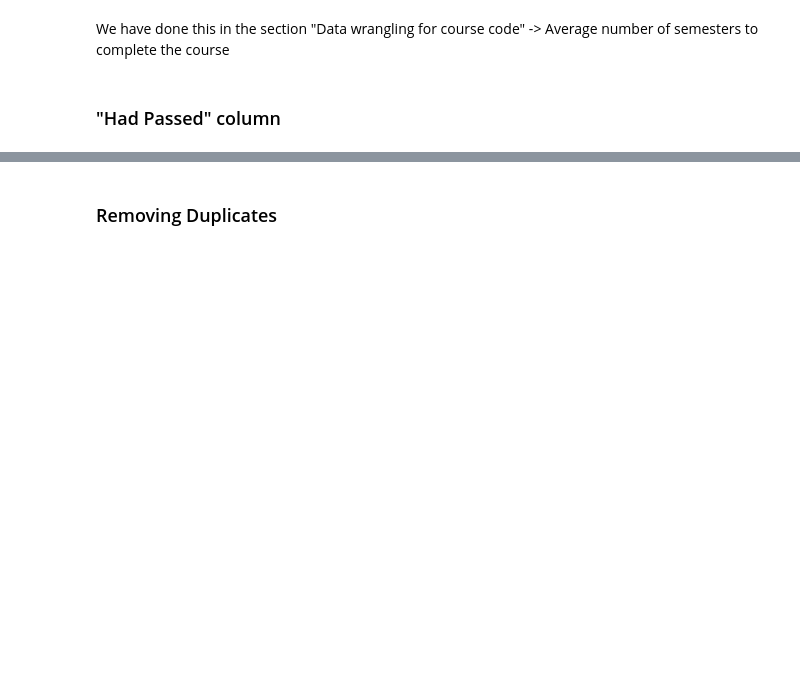
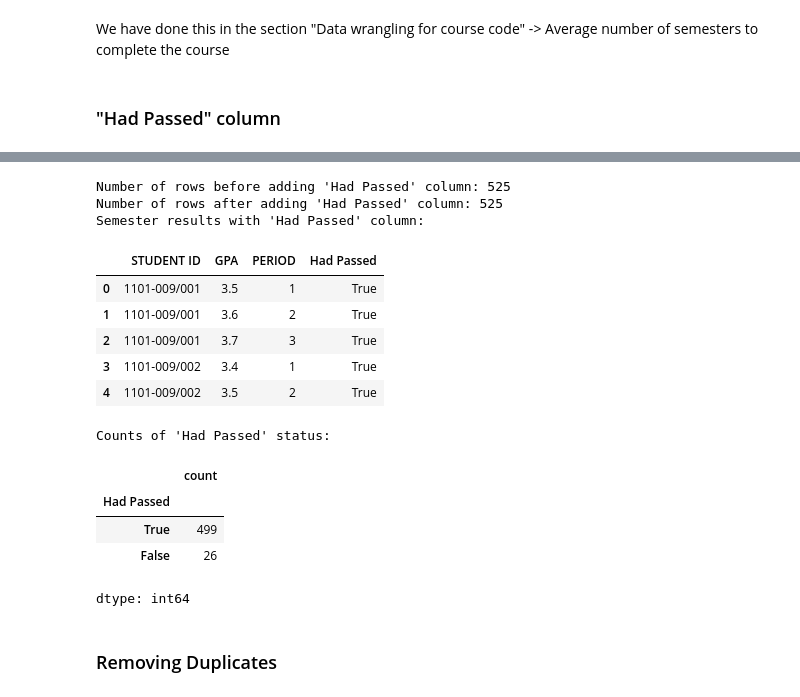
Before and after one commit to swamhtetg90/DAVI-CA2, a Jupyter notebook: data_cleaning.ipynb, the cells around one changed output, grey strips where cells are left out. Saved outputs shown, nothing was run; the diff lists cells and outputs as text; code cells hidden in the pictures; blank space fills up the shorter version.

```diff
--- a/data_cleaning.ipynb
+++ b/data_cleaning.ipynb
@@ -2668,3 +2654,81 @@ dtype: int64
+# %%
+# 1. Snapshot original row count
+print(f"Number of rows before adding 'Had Passed' column: {len(semester_results)}")
+
+# 2. Prepare deduplicated lookup tables to avoid multiplicative joins
+student_course_map = (
+    student_profiles[['STUDENT ID', 'COURSE_ID']]
+    .drop_duplicates(subset='STUDENT ID')  # one row per student
+)
+
+course_code_map = (
+    course_code[['CODE', 'course type']]
+    .drop_duplicates(subset='CODE')  # one row per course code
+)
+
+# 3. Merge semester_results with student -> course mapping (left join)
+merged = semester_results.merge(
+    student_course_map,
+    on='STUDENT ID',
+    how='left',
+    validate='m:1'  # many semester rows per student ID, but student ID should map to at most one COURSE_ID
+)
+
+# 4. Normalize COURSE_ID type to match course_code CODE
+merged['COURSE_ID'] = pd.to_numeric(merged['COURSE_ID'], errors='coerce')
+
+# 5. Merge with course_code to get course type
+merged = merged.merge(
+    course_code_map,
+    left_on='COURSE_ID',
+    right_on='CODE',
+    how='left',
+    validate='m:1'  # each COURSE_ID should map to at most one course type
+)
+
+# 6. Determine pass/fail based on course type thresholds
+def check_if_passed(row):
+    gpa = row.get('GPA')
+    course_type = row.get('course type')
+    if pd.isna(gpa) or pd.isna(course_type):
+        return False
+    ct = str(course_type).strip().lower()
+    if 'specialist' in ct:
+        return gpa >= 2.3
+    if 'certificate' in ct or 'diploma' in ct:
+        return gpa >= 2.0
+    return False
+
+merged['Had Passed'] = merged.apply(check_if_passed, axis=1)
+
+# 7. Drop helper columns if desired (but keep original row count)
+result = merged.drop(columns=['COURSE_ID', 'CODE', 'course type'])
+
+# 8. Assign back to semester_results (same number of rows guaranteed if joins were one-to-one on right)
+semester_results = result
+
+print(f"Number of rows after adding 'Had Passed' column: {len(semester_results)}")
+print("Semester results with 'Had Passed' column:")
+display(semester_results.head())
+
+print("\nCounts of 'Had Passed' status:")
+display(semester_results['Had Passed'].value_counts())
+# %% [output]
+Number of rows before adding 'Had Passed' column: 525
+Number of rows after adding 'Had Passed' column: 525
+Semester results with 'Had Passed' column:
+|  | STUDENT ID | GPA | PERIOD | Had Passed |
+| 0 | 1101-009/001 | 3.5 | 1 | True |
+| 1 | 1101-009/001 | 3.6 | 2 | True |
+| 2 | 1101-009/001 | 3.7 | 3 | True |
+| 3 | 1101-009/002 | 3.4 | 1 | True |
+| 4 | 1101-009/002 | 3.5 | 2 | True |
+Counts of 'Had Passed' status:
+|  | count |
+| Had Passed |  |
+| True | 499 |
+| False | 26 |
+dtype: int64
 # %% [markdown]
 ### Removing Duplicates
 # %% [markdown]
```
Also changed, not shown: parts of 14 cells of this notebook.
